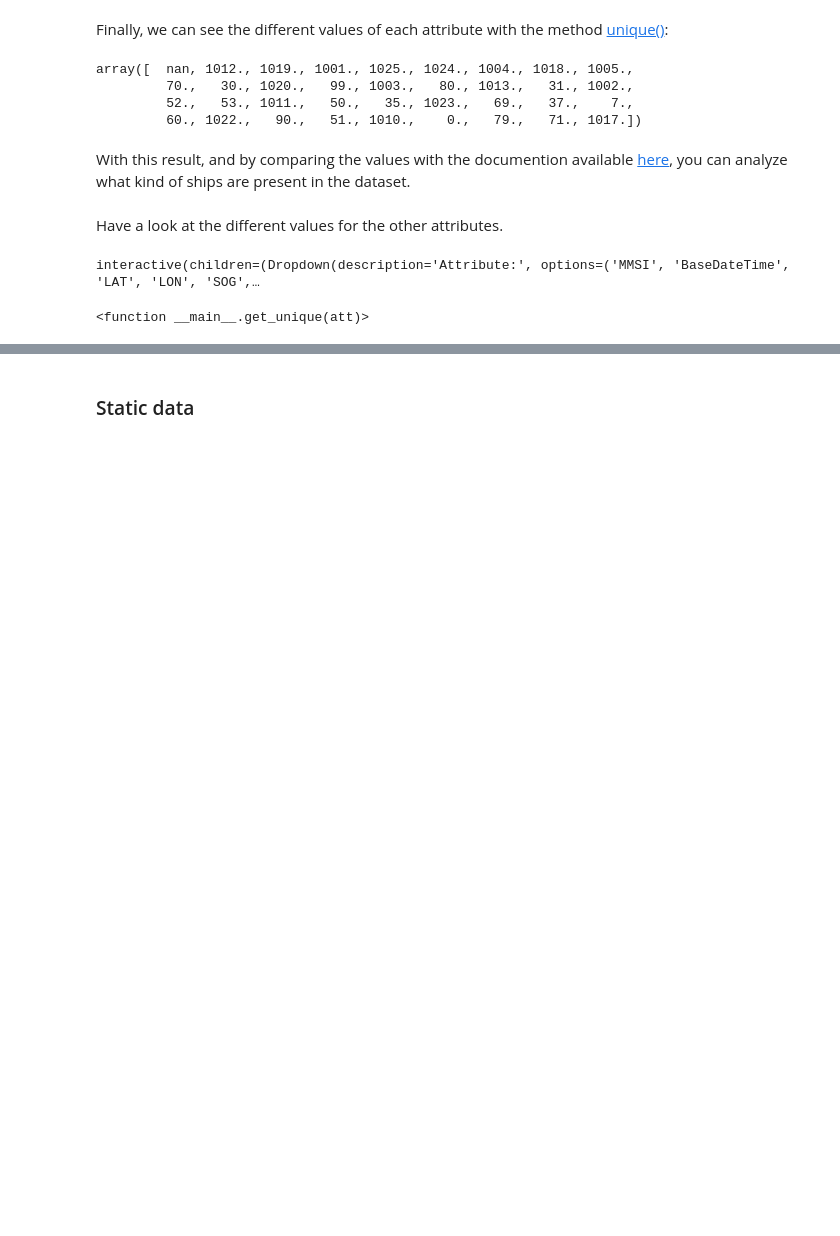
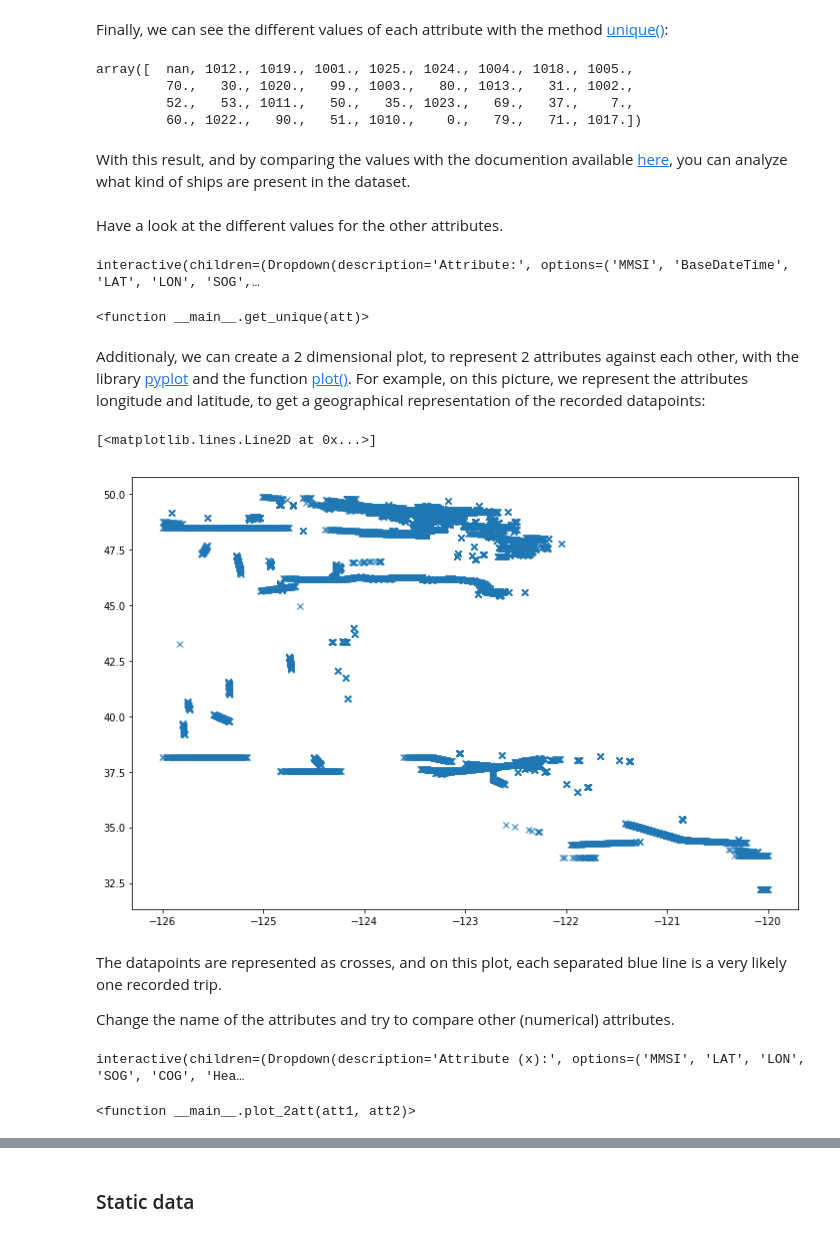
Before and after one commit to xldrkp/jb-test, a Jupyter notebook: content/chapter1-numerical/1-1-AIS-data.ipynb, the cells around one changed output, grey strips where cells are left out. Saved outputs shown, nothing was run; the diff lists cells and outputs as text; code cells hidden in the pictures; blank space fills up the shorter version.

Commit message:
Add plot 2 attributes

```diff
--- a/content/chapter1-numerical/1-1-AIS-data.ipynb
+++ b/content/chapter1-numerical/1-1-AIS-data.ipynb
@@ -305,3 +305,17 @@ interact(get_unique, att = widgets.Dropdown(
 # %% [output]
 interactive(children=(Dropdown(description='Attribute:', options=('MMSI', 'BaseDateTime', 'LAT', 'LON', 'SOG',…
 <function __main__.get_unique(att)>
+# %% [markdown]
+Additionaly, we can create a 2 dimensional plot, to represent 2 attributes against each other, with the library [pyplot](https://matplotlib.org/3.1.1/api/_as_gen/matplotlib.pyplot.html) and the function [plot()](https://matplotlib.org/3.1.3/api/_as_gen/matplotlib.pyplot.plot.html). For example, on this picture, we represent the attributes longitude and latitude, to get a geographical representation of the recorded datapoints:
+# %%
+import matplotlib.pyplot as plt
+
+plt.figure(figsize = (12, 8))
+plt.plot(dynamic_data['LON'], dynamic_data['LAT'], 'x')
+# %% [output]
+[<matplotlib.lines.Line2D at 0x...>]
+[figure, added]
+# %% [markdown]
+The datapoints are represented as crosses, and on this plot, each separated blue line is a very likely one recorded trip.
+
+Change the name of the attributes and try to compare other (numerical) attributes.
@@ -308,3 +325,28 @@ interactive(children=(Dropdown(description='Attribute:', options=('MMSI', 'BaseD
+# %%
+# For beginner version: cell to hide
+
+import numpy as np
+import ipywidgets as widgets
+from ipywidgets import interact
+
+num_attributes = dynamic_data.select_dtypes([np.number]).columns
+
+def plot_2att(att1, att2):
+    plt.figure(figsize = (12, 8))
+    plt.plot(dynamic_data[att1], dynamic_data[att2], 'x')
+
+interact(plot_2att,
+         att1 = widgets.Dropdown(options = num_attributes,
+                                 value = num_attributes[0],
+                                 description = 'Attribute (x):',
+                                 disabled = False,),
+         att2 = widgets.Dropdown(options = num_attributes,
+                                 value = num_attributes[0],
+                                 description = 'Attribute (y):',
+                                 disabled = False,))
+# %% [output]
+interactive(children=(Dropdown(description='Attribute (x):', options=('MMSI', 'LAT', 'LON', 'SOG', 'COG', 'Hea…
+<function __main__.plot_2att(att1, att2)>
 # %% [markdown]
 <iframe src="https://h5p.org/h5p/embed/742748" width="694" height="600" frameborder="0" allowfullscreen="allowfullscreen"></iframe><script src="https://h5p.org/sites/all/modules/h5p/library/js/h5p-resizer.js" charset="UTF-8"></script>
 # %% [markdown]
```
Also changed, not shown: parts of 9 cells of this notebook.
